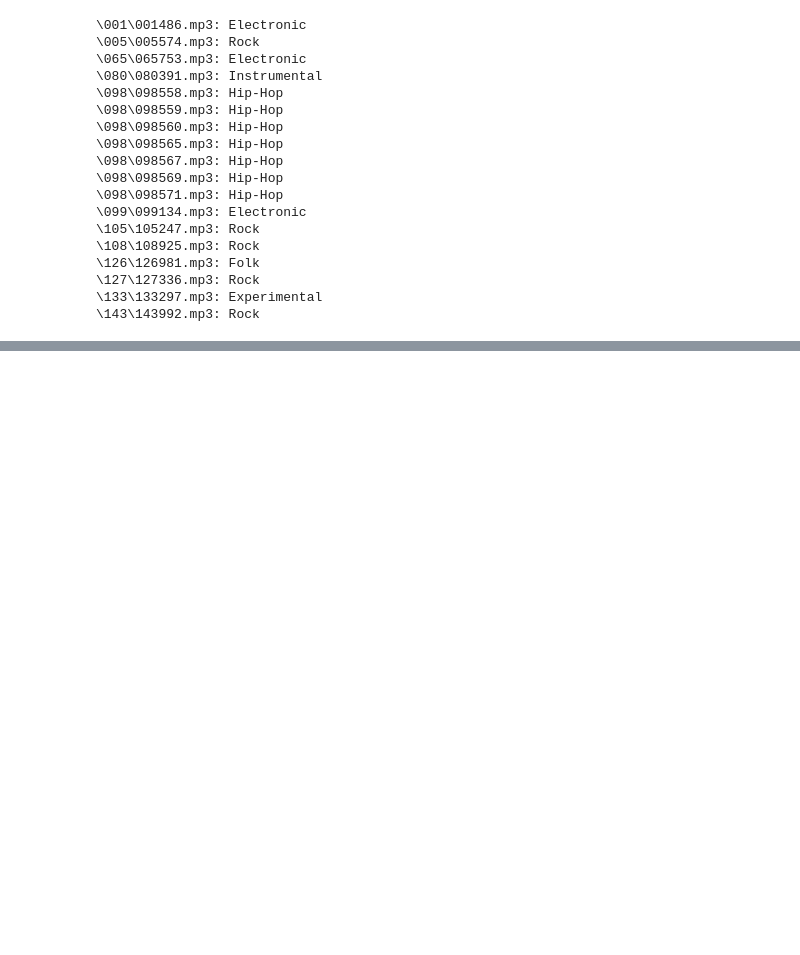
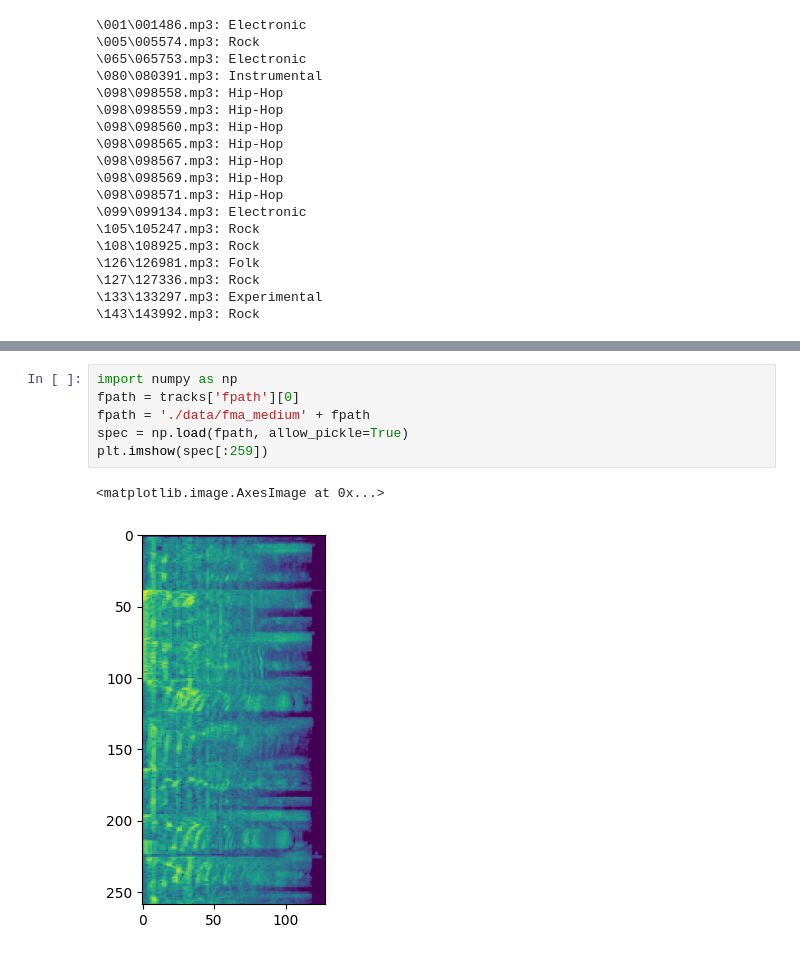
Before and after one commit to peterlecavalier/genre_classifier, a Jupyter notebook: test.ipynb, the cells around one changed output, grey strips where cells are left out. Drawn from its saved outputs; the diff is of its cells as text; blank space fills up the shorter version.

```diff
--- a/test.ipynb
+++ b/test.ipynb
@@ -53,0 +71,9 @@ for idx, shape in enumerate(shapes):
+# %%
+import numpy as np
+fpath = tracks['fpath'][0]
+fpath = './data/fma_medium' + fpath
+spec = np.load(fpath, allow_pickle=True)
+plt.imshow(spec[:259])
+# %% [output]
+<matplotlib.image.AxesImage at 0x...>
+[figure, added]
```
Also changed, not shown: parts of 1 cell of this notebook, 3 other files.
